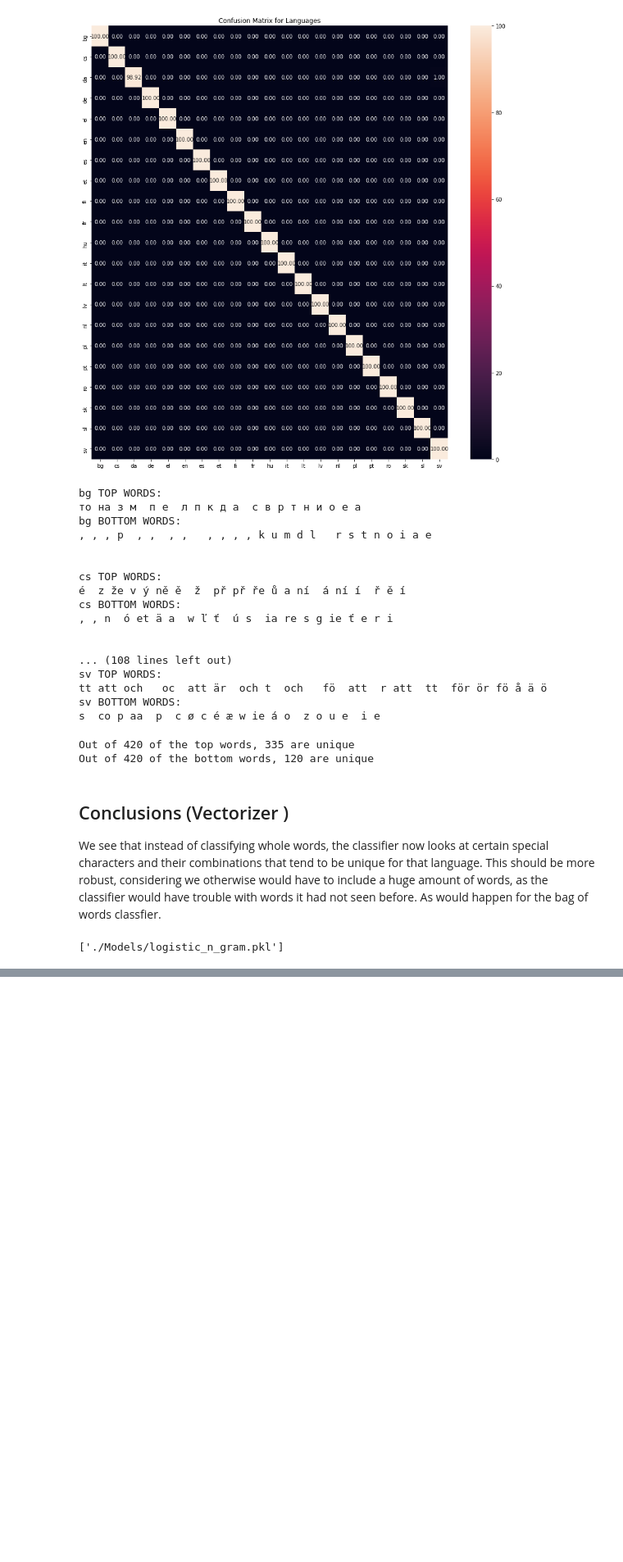
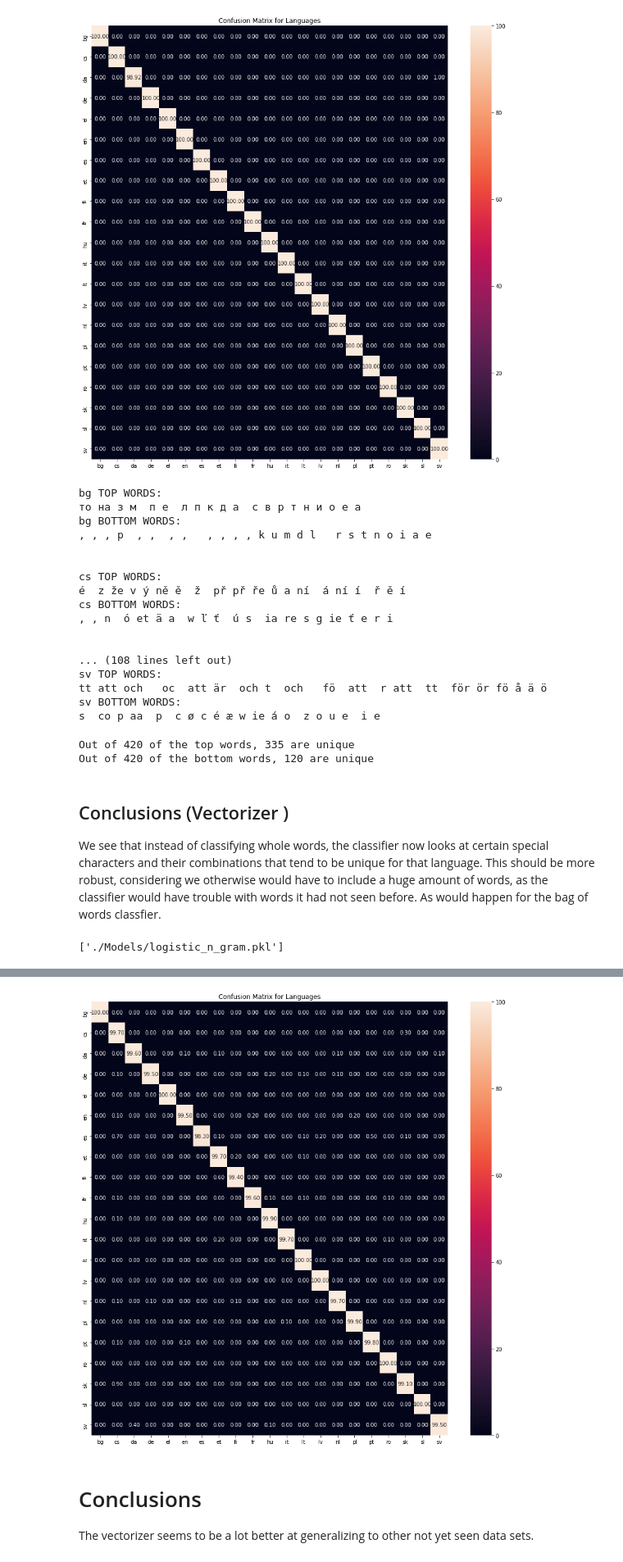
Before and after one commit to ElliotDahl1986/Language_detector, a Jupyter notebook: Language.ipynb, the cells around one changed output, grey strips where cells are left out. Shown at 82% size. Saved outputs shown, nothing was run; the diff lists cells and outputs as text; code cells hidden in the pictures; blank space fills up the shorter version.

```diff
--- a/Language.ipynb
+++ b/Language.ipynb
@@ -537,0 +587,16 @@ f
+# %%
+X_test_set_vect = vectorizer.transform(features_test)
+# %%
+y_test_predicted_vect = clf_vect.predict(X_test_set_vect)
+# %%
+cm_test_vect = confusion_matrix(y_test_lab, y_test_predicted_vect)
+percentage_test_matrix_vect = 100*cm_test_vect/cm_test_vect.sum(axis=1).astype(float)
+# %%
+plt.figure(figsize=(15, 15))
+sns.heatmap(percentage_test_matrix_vect, annot=True,  fmt='.2f', xticklabels=countries, yticklabels=countries);
+plt.title('Confusion Matrix for Languages');
+# %% [output]
+[figure, added]
+# %% [markdown]
+# Conclusions
+The vectorizer seems to be a lot better at generalizing to other not yet seen data sets.
```
Also changed, not shown: parts of 20 cells of this notebook.
